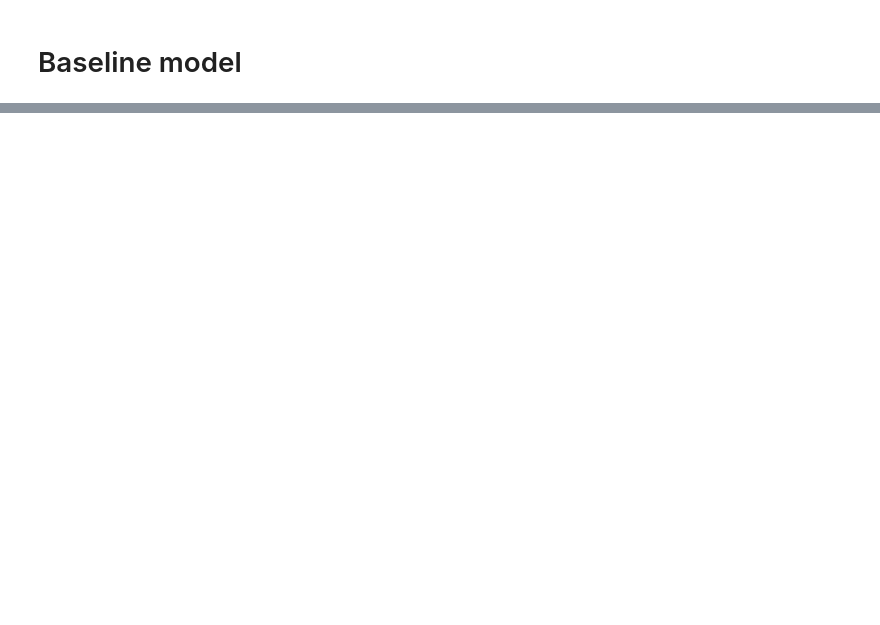
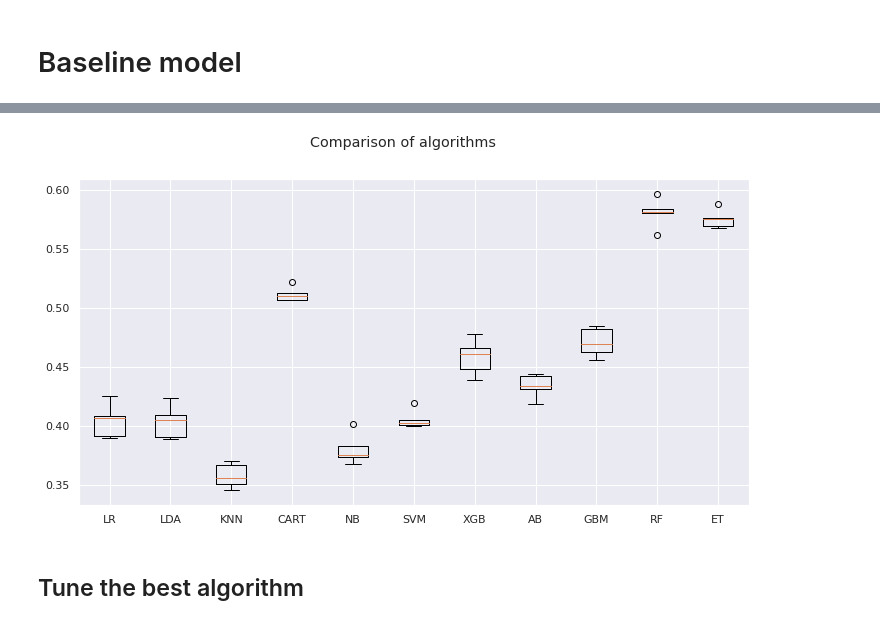
Before and after one commit to SolanaO/Developers_Survey_Analysis, a Jupyter notebook: stackBlogQuestion4.ipynb, the cells around one changed output, grey strips where cells are left out. Saved outputs shown, nothing was run; the diff lists cells and outputs as text; code cells hidden in the pictures; blank space fills up the shorter version.

```diff
--- a/stackBlogQuestion4.ipynb
+++ b/stackBlogQuestion4.ipynb
@@ -976,0 +730,37 @@ NameError: name 'X_train_prep' is not defined
+# %%
+# transform the data
+x_train = full_pipeline.fit_transform(X_train)
+x_test = full_pipeline.fit_transform(X_test)
+# %%
+# source: https://www.kaggle.com/richarde/easy-pipeline-and-model-selection
+
+#evaluation - baselines
+num_folds = 5
+#seed = 42
+scoring = 'accuracy'
+models = []
+
+# non-ensemble algorithms
+models.append(('LR', LogisticRegression()))
+models.append(('LDA', LinearDiscriminantAnalysis()))
+models.append(('KNN', KNeighborsClassifier()))
+models.append(('CART', DecisionTreeClassifier()))
+models.append(('NB', GaussianNB()))
+models.append(('SVM', SVC()))
+models.append(('XGB', xgb.XGBClassifier()))
+
+# ensemble methods
+models.append(('AB', AdaBoostClassifier()))
+models.append(('GBM', GradientBoostingClassifier()))
+models.append(('RF', RandomForestClassifier()))
+models.append(('ET', ExtraTreesClassifier()))
+
+results = []
+names = []
+for name, model in models:
+    kfold = KFold(n_splits=num_folds, random_state=None)
+    cv_results = cross_val_score(model, x_train, y_train, cv=kfold, scoring=scoring)
+    results.append(cv_results)
+    names.append(name)
+    msg = "%s %f %f " % (name, cv_results.mean(), cv_results.std())
+    print(msg)
@@ -976,0 +779,12 @@ NameError: name 'X_train_prep' is not defined
+# %%
+# compare algorithms boxplot
+fig = plt.figure(figsize = [12,6])
+fig.suptitle('Comparison of algorithms')
+ax = fig.add_subplot(111)
+plt.boxplot(results)
+ax.set_xticklabels(names)
+plt.show();
+# %% [output]
+[figure, added]
+# %% [markdown]
+## Tune the best algorithm
```
Also changed, not shown: parts of 101 cells of this notebook, 9 other files.
